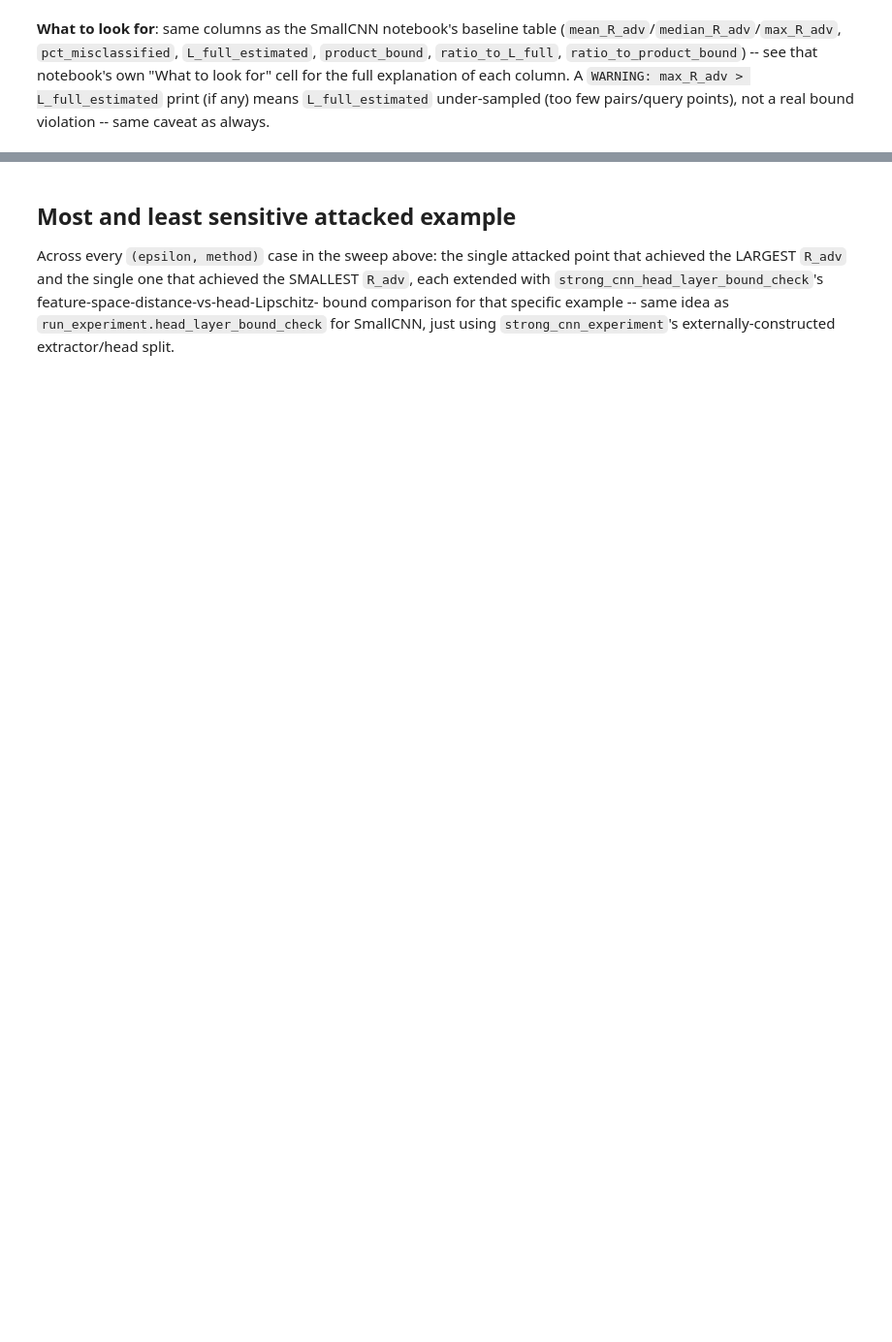
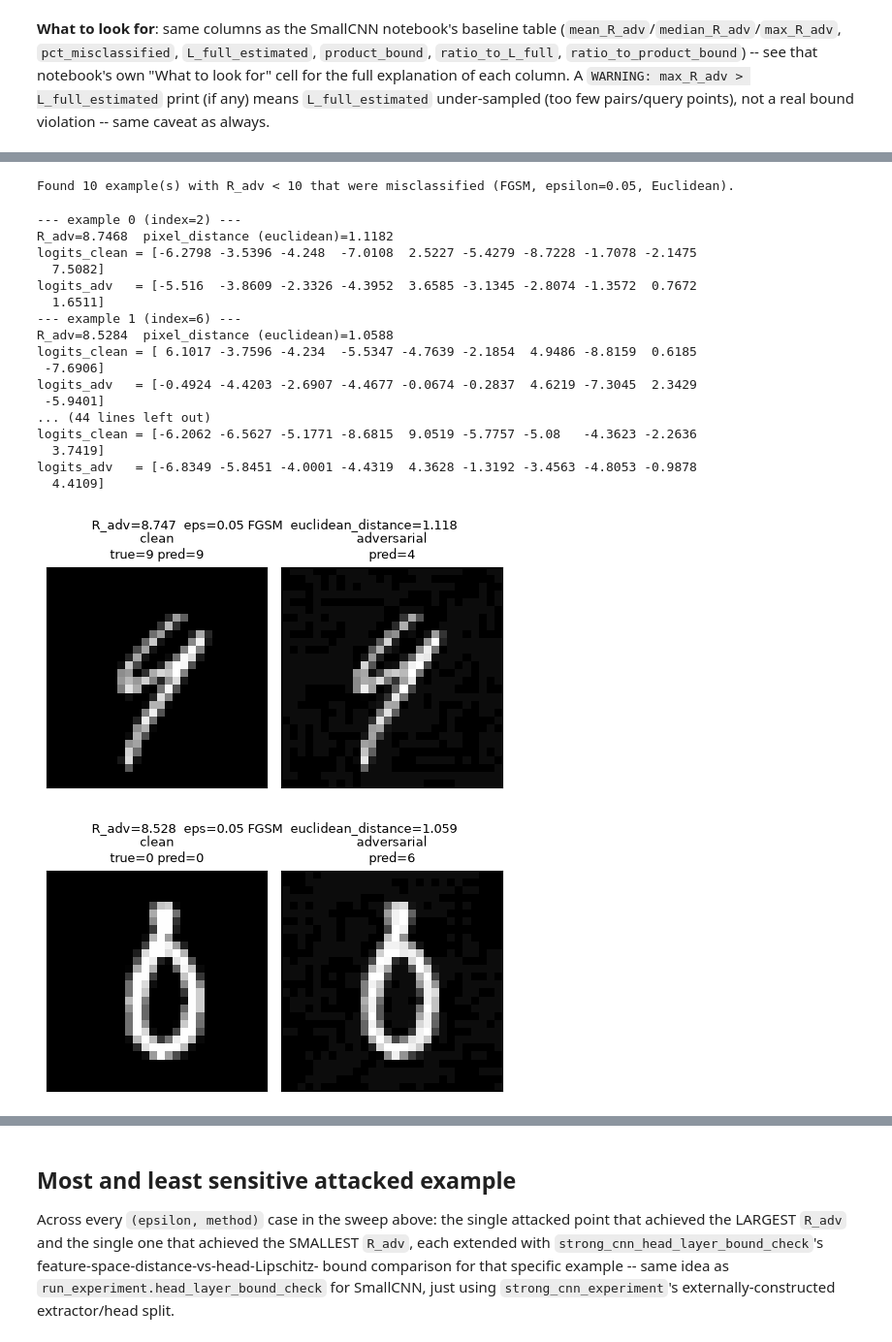
Before and after one commit to Kilobyte947/Datasig, a Jupyter notebook: mnist_lipschitz/adversarial/notebook_adversarial_strongcnn.ipynb, the cells around one changed output, grey strips where cells are left out. Shown at 97% size. Saved outputs shown, nothing was run; the diff lists cells and outputs as text; code cells hidden in the pictures; blank space fills up the shorter version.

```diff
--- a/mnist_lipschitz/adversarial/notebook_adversarial_strongcnn.ipynb
+++ b/mnist_lipschitz/adversarial/notebook_adversarial_strongcnn.ipynb
@@ -107,0 +138,37 @@ fig_R_adv_eucl = adv_plots.plot_R_adv_distribution(
+# %%
+flagged_low_R_adv = run_experiment.find_examples_by_criteria(
+    wrapped_strong_cnn, sweep_results, epsilon=0.05, method="FGSM",
+    R_adv_max=10, misclassified_only=True)
+print(f"Found {len(flagged_low_R_adv)} example(s) with R_adv < 10 that were misclassified "
+      f"(FGSM, epsilon=0.05, Euclidean).")
+# %% [output]
+Found 10 example(s) with R_adv < 10 that were misclassified (FGSM, epsilon=0.05, Euclidean).
+# %%
+for i, example in enumerate(flagged_low_R_adv):
+    print(f"--- example {i} (index={example['index']}) ---")
+    print(f"R_adv={example['R_adv']:.4f}  pixel_distance (euclidean)={example['pixel_distance']:.4f}")
+    print(f"logits_clean = {example['logits_clean'].detach().cpu().numpy().round(4)}")
+    print(f"logits_adv   = {example['logits_adv'].detach().cpu().numpy().round(4)}")
+    adv_plots.plot_example_pair(
+        example, metric_name="Euclidean",
+        save_path=run_experiment.RESULTS_DIR / f"strong_cnn_flagged_low_Radv_fgsm_eps0.05_{i}.png")
+# %% [output]
+--- example 0 (index=2) ---
+R_adv=8.7468  pixel_distance (euclidean)=1.1182
+logits_clean = [-6.2798 -3.5396 -4.248  -7.0108  2.5227 -5.4279 -8.7228 -1.7078 -2.1475
+  7.5082]
+logits_adv   = [-5.516  -3.8609 -2.3326 -4.3952  3.6585 -3.1345 -2.8074 -1.3572  0.7672
+  1.6511]
+--- example 1 (index=6) ---
+R_adv=8.5284  pixel_distance (euclidean)=1.0588
+logits_clean = [ 6.1017 -3.7596 -4.234  -5.5347 -4.7639 -2.1854  4.9486 -8.8159  0.6185
+ -7.6906]
+logits_adv   = [-0.4924 -4.4203 -2.6907 -4.4677 -0.0674 -0.2837  4.6219 -7.3045  2.3429
+ -5.9401]
+... (44 lines left out)
+logits_clean = [-6.2062 -6.5627 -5.1771 -8.6815  9.0519 -5.7757 -5.08   -4.3623 -2.2636
+  3.7419]
+logits_adv   = [-6.8349 -5.8451 -4.0001 -4.4319  4.3628 -1.3192 -3.4563 -4.8053 -0.9878
+  4.4109]
+[figure, added]
+[figure, added]
```
Also changed, not shown: parts of 14 cells of this notebook, 7 other files.
